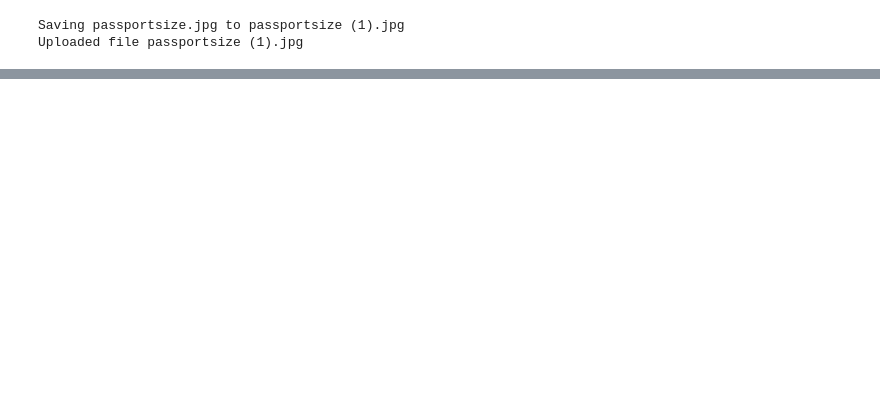
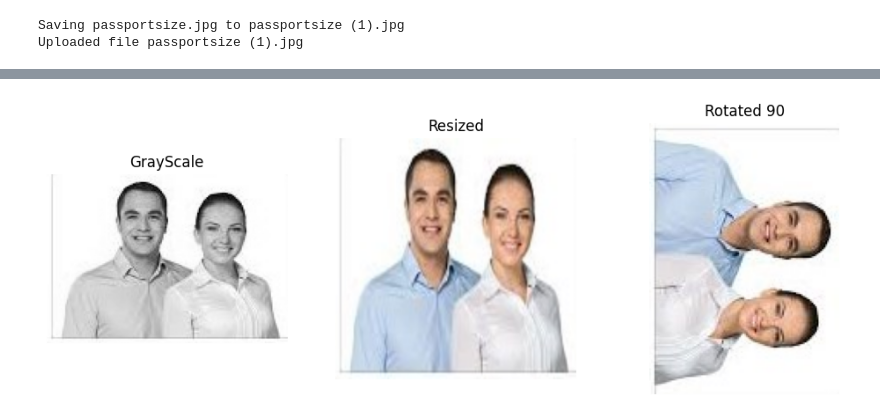
Before and after one commit to pedd1-Srividya/DS-AI-ML-And-Web-Devolopment-Practice, a Jupyter notebook: AI.ipynb, the cells around one changed output, grey strips where cells are left out. Cells and saved outputs as stored; diff of their text form; code cells hidden in the pictures; blank space fills up the shorter version.

```diff
--- a/AI.ipynb
+++ b/AI.ipynb
@@ -93,3 +93,14 @@ print('Uploaded file',filename)
 [interactive output not drawn]
 Saving passportsize.jpg to passportsize (1).jpg
 Uploaded file passportsize (1).jpg
+# %%
+# Step 3: Display the image
+# read the uploaded image from the disk into numpy array using OpenCV
+img=cv2.imread(filename)
+# Convert RGB for correct color display in matplotlib
+image_rgb=cv2.cvtColor(img,cv2.COLOR_BGR2RGB)
+# Display image using matplotlib(cv2.imshow() won't work in colab)
+plt.imshow(image_rgb)
+plt.axis('off')
+plt.title('Original Image')
+plt.show()
@@ -95,0 +109,42 @@ Uploaded file passportsize (1).jpg
+# %%
+# Step 4: Image Transformation
+'''
+Transformations are used to prepare images before analysis or model training.
+
+Transformations                   Purpose
+Grayscale                         Removes color, keeps intensity - simpler to process.
+Resize                            Ensures uniform input dimensions for models
+Rotate                            Change orientation for augmentation.
+
+Real-World Application
+In passport photo verification system, images are resized and converted to grayscale befor face recognising.
+'''
+# Convert to Grayscale (reduce image into single intensity channel)
+gray=cv2.cvtColor(img,cv2.COLOR_BGR2GRAY)
+# Resize the image to 300x300 pixels
+resized=cv2.resize(img,(300,300))
+# Rotate the image by 90 degrees clock wise
+rotated=cv2.rotate(img,cv2.ROTATE_90_CLOCKWISE)
+# Plot all images together
+plt.figure(figsize=(12,4))
+# GrayScale
+plt.subplot(1,3,1)
+plt.imshow(gray,cmap='gray')
+plt.title('GrayScale')
+plt.axis('off')
+
+# Resized
+plt.subplot(1,3,2)
+plt.imshow(cv2.cvtColor(resized,cv2.COLOR_BGR2RGB))
+plt.title('Resized')
+plt.axis('off')
+
+# Rotated
+plt.subplot(1,3,3)
+plt.imshow(cv2.cvtColor(rotated,cv2.COLOR_BGR2RGB))
+plt.title('Rotated 90')
+plt.axis('off')
+
+plt.show()
+# %% [output]
+[figure, added]
```
Also changed, not shown: parts of 10 cells of this notebook.
